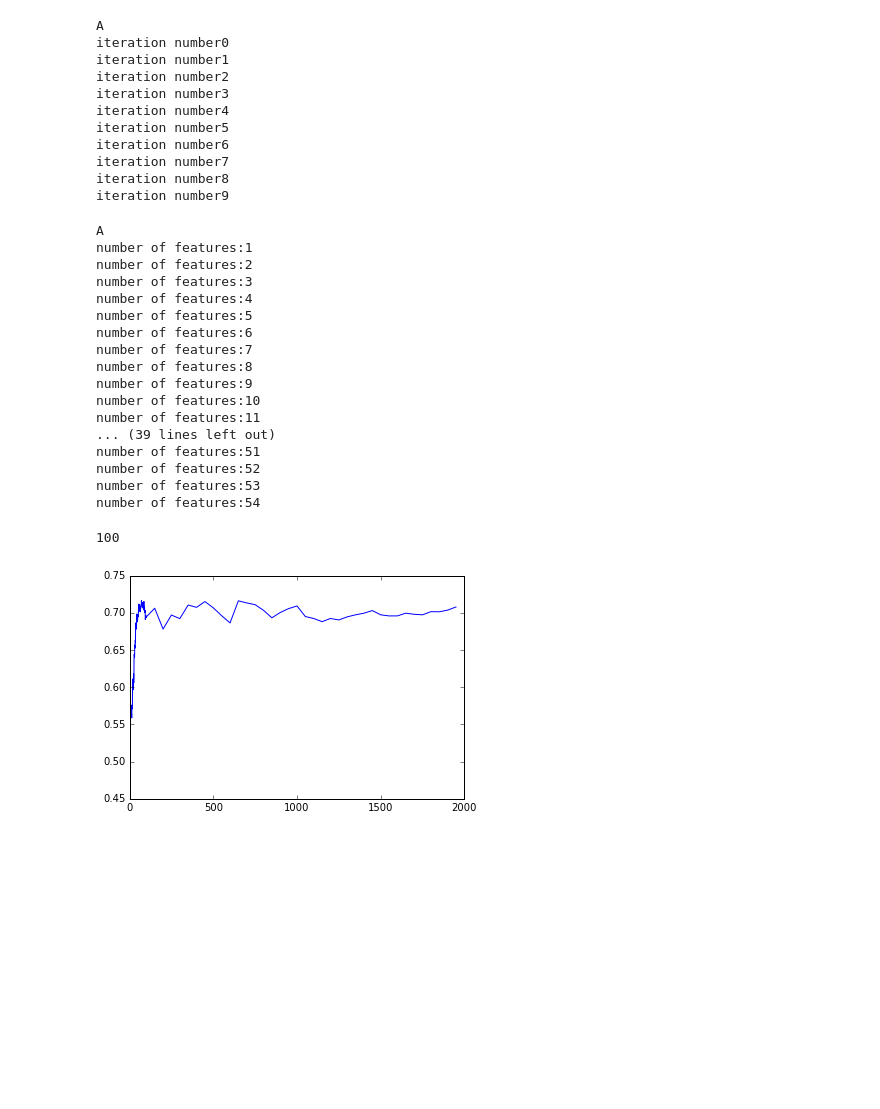
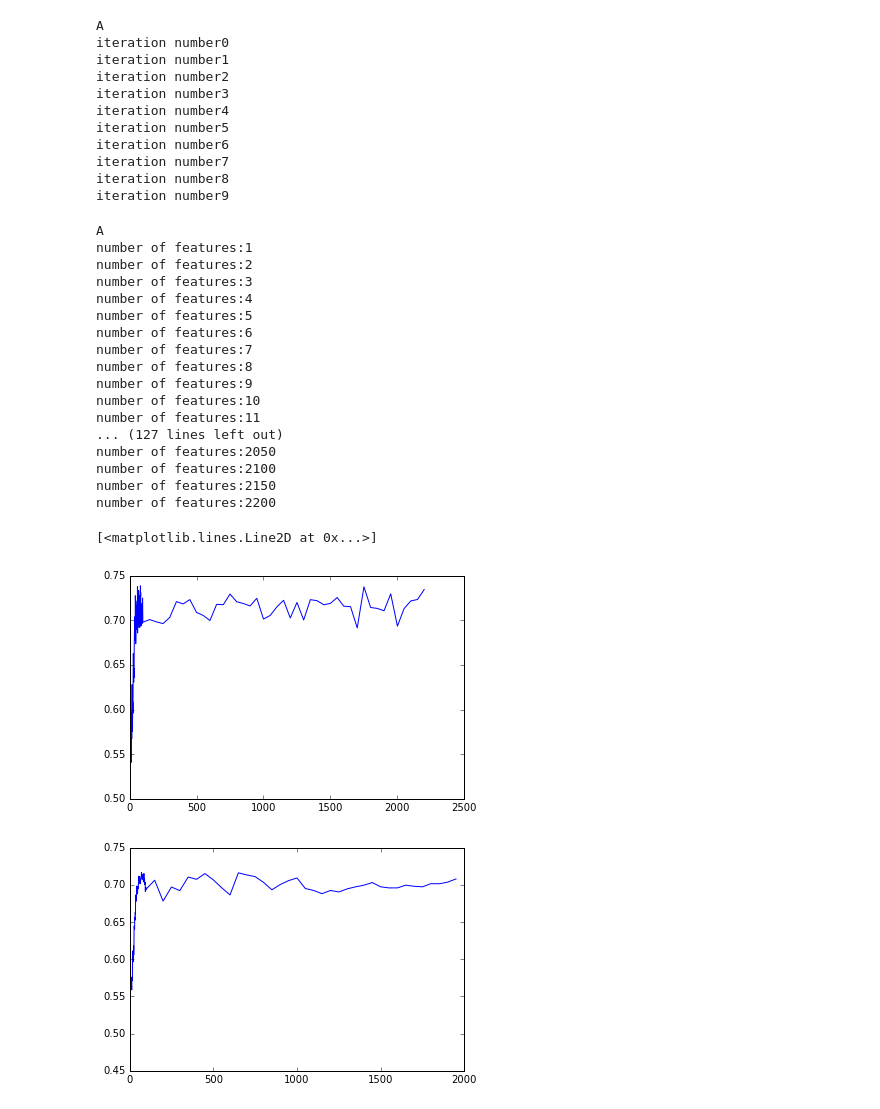
Before and after one commit to bonyuta0204/iPSCell, a Jupyter notebook: linearSVC.ipynb, the cells around one changed output. Drawn from its saved outputs; the diff is of its cells as text; code cells hidden in the pictures; blank space fills up the shorter version.

```diff
--- a/linearSVC.ipynb
+++ b/linearSVC.ipynb
@@ -22,7 +21,7 @@ NUM_FEATURES = [i for i in range(1, 100)] + [i * 50 for i in range(2, 45)]
 # %%
 # ventricle: 0, article: 1
 # choose 71 samples from vertricle and make test data and label data
-def make_dataset(v_spec, a_spec):
+def make_dataset(v_spec, a_spec, shuffle=False):
     """
     choose 71 samples from vertricle and make test data and label data
     """
@@ -32,6 +31,12 @@ def make_dataset(v_spec, a_spec):
     data = np.vstack((v_spec_random, a_spec))
     # create dataset and labels(v: 0, a:1)
     label = label = np.array([0] * N + [1] * N)
+    # shuffle data and label if shuffle == True
+    if shuffle:
+        random_index = [i for i in range(data.shape[0])]
+        random.shuffle(random_index)
+        data = data[random_index]
+        label = label[random_index]
     return data, label
 # %%
 def cross_validation(data, label, n=10):
@@ -124,15 +129,16 @@ number of features:8
 number of features:9
 number of features:10
 number of features:11
-... (39 lines left out)
-number of features:51
-number of features:52
-number of features:53
-number of features:54
+... (127 lines left out)
+number of features:2050
+number of features:2100
+number of features:2150
+number of features:2200
-# %%
-print(trial)
-# %% [output]
-100
+# %%
+plt.plot(NUM_FEATURES, score_record / trial * len(NUM_FEATURES))
+# %% [output]
+[<matplotlib.lines.Line2D at 0x...>]
+[figure, added]
 # %%
 plt.plot(NUM_FEATURES, score_record)
 plt.ylim(0.45, 0.75)
```
Also changed, not shown: parts of 5 cells of this notebook, 2 other files.
